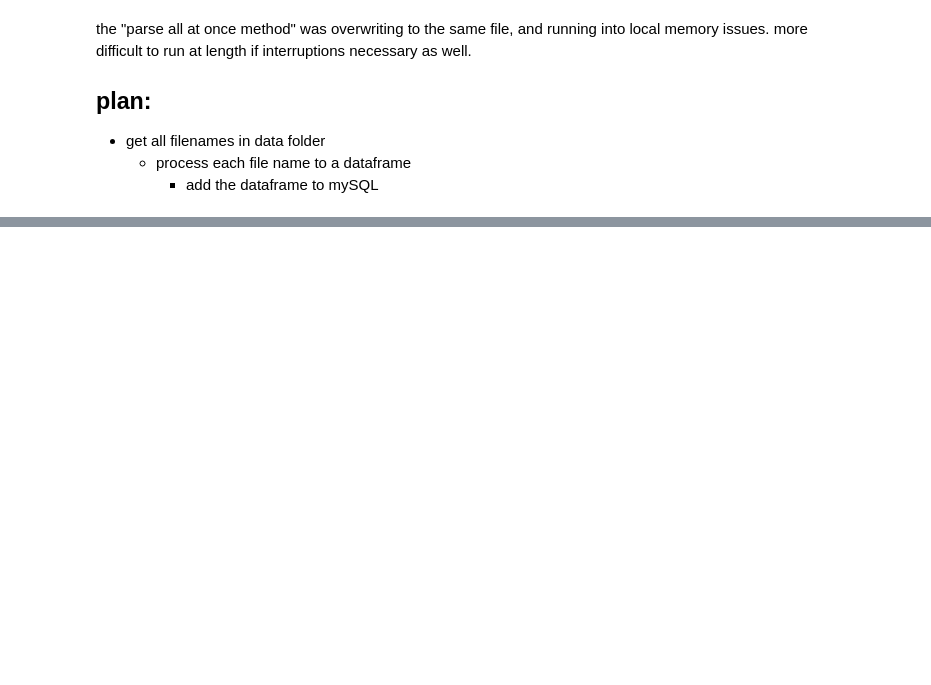
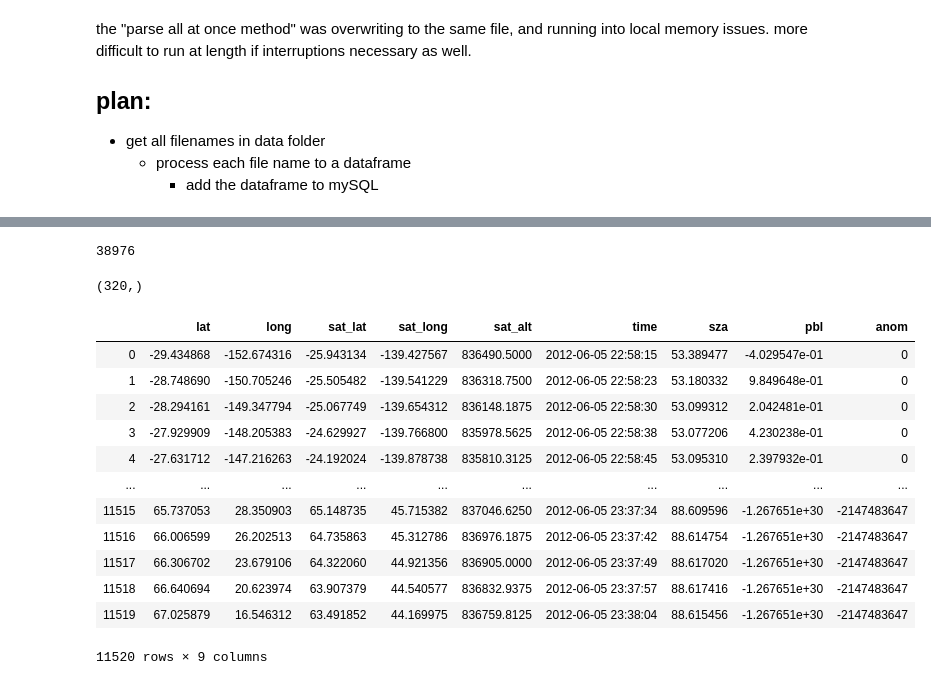
Before and after one commit to mcleverley/sulfur_dioxide_global, a Jupyter notebook: upload_to_sql.ipynb, the cells around one changed output, grey strips where cells are left out. Cells and saved outputs as stored; diff of their text form; code cells hidden in the pictures; blank space fills up the shorter version.

Commit message:
pre-sql upload

```diff
--- a/upload_to_sql.ipynb
+++ b/upload_to_sql.ipynb
@@ -49,0 +147,40 @@ the "parse all at once method" was overwriting to the same file, and running int
+# %%
+def process_orbit(h5): # pandas DF, filename string. adds h5's observations to dataframe
+    f = h5py.File(h5, 'r') # read file
+    geo = f['GEOLOCATION_DATA'] # h5 Groups architecture is similar to dict
+    sci = f['SCIENCE_DATA']
+    # hdf.Datasets -> np.array -> flatten -> list. faster than looping through each matrix
+    lat = list(geo['Latitude'].value.ravel())
+    long = list(geo['Longitude'].value.ravel()) # is there a less verbose way to do this?
+    sat_lat = list(geo['SpacecraftLatitude'].value.ravel())*36 # extend the 1d arrays
+    sat_long = list(geo['SpacecraftLongitude'].value.ravel())*36 # don't forget to ravel like i did
+    sat_alt = list(geo['SpacecraftAltitude'].value.ravel())*36
+    time = list(geo['TimeUTC'].value.ravel())*36 # 36 measurements per position means one "time" value for every consecutive 36 measurements
+    sza = list(geo['SolarZenithAngle'].value.ravel())
+    pbl = list(sci['ColumnAmountSO2_PBL'].value.ravel())
+    anom = list(sci['Flag_SAA'].value.ravel())
+    volc = list(sci['Flag_SO2'].value.ravel())
+    # combine lists into df
+    new = pd.DataFrame(list(zip(lat, long, sat_lat, sat_long, sat_alt, time, sza, pbl, anom)),
+                       columns=["lat", "long", "sat_lat", "sat_long",
+                                'sat_alt', "time", "sza", "pbl", "anom", 'volc'])
+    new['time'] = new['time'].astype(str) # change time format
+    new['time'] = new['time'].apply(lambda st: st[2:12]+' '+st[13:21]) # change time format
+    return new # returns new df
+
+def get_files_list(): # gets list of filepath strings
+    mypath = os.getcwd()+'/data/'
+    files = [f for f in listdir(mypath) if isfile(join(mypath, f))]
+    for f in files:
+        f = mypath+f # append full path for h5py loading
+    return files
+
+def process_h5s(files, processed, engine): # filepath strings, used filepath strings, sqlalchemy engine
+    # loads all h5s into dataframes -> uploads to SQL
+    # to keep track of progress
+    for f in tqdm(files):
+        df = process_orbit(f)
+        df.to_sql('so2', con=engine, if_exists='append') # sqlalchemy takes care of sessions, commits etc rather nicely
+        processed.append(f.pop(0)) # move string to processed
+    return processed # is there a point to this if i can't interrupt the jupyter cell?
+# maybe i should have tracked 'files' and processed' in SQL tables? would have taken much longer though
@@ -49,0 +195,6 @@ the "parse all at once method" was overwriting to the same file, and running int
+# %%
+# get filepath strings list
+files = get_files_list()
+len(files)
+# %% [output]
+38976
@@ -49,0 +204,22 @@ the "parse all at once method" was overwriting to the same file, and running int
+# %%
+df = process_orbit('one.h5')
+# %%
+geo['TimeUTC'].shape
+# %% [output]
+(320,)
+# %%
+df
+# %% [output]
+|  | lat | long | sat_lat | sat_long | sat_alt | time | sza | pbl | anom |
+| 0 | -29.434868 | -152.674316 | -25.943134 | -139.427567 | 836490.5000 | 2012-06-05 22:58:15 | 53.389477 | -4.029547e-01 | 0 |
+| 1 | -28.748690 | -150.705246 | -25.505482 | -139.541229 | 836318.7500 | 2012-06-05 22:58:23 | 53.180332 | 9.849648e-01 | 0 |
+| 2 | -28.294161 | -149.347794 | -25.067749 | -139.654312 | 836148.1875 | 2012-06-05 22:58:30 | 53.099312 | 2.042481e-01 | 0 |
+| 3 | -27.929909 | -148.205383 | -24.629927 | -139.766800 | 835978.5625 | 2012-06-05 22:58:38 | 53.077206 | 4.230238e-01 | 0 |
+| 4 | -27.631712 | -147.216263 | -24.192024 | -139.878738 | 835810.3125 | 2012-06-05 22:58:45 | 53.095310 | 2.397932e-01 | 0 |
+| ... | ... | ... | ... | ... | ... | ... | ... | ... | ... |
+| 11515 | 65.737053 | 28.350903 | 65.148735 | 45.715382 | 837046.6250 | 2012-06-05 23:37:34 | 88.609596 | -1.267651e+30 | -2147483647 |
+| 11516 | 66.006599 | 26.202513 | 64.735863 | 45.312786 | 836976.1875 | 2012-06-05 23:37:42 | 88.614754 | -1.267651e+30 | -2147483647 |
+| 11517 | 66.306702 | 23.679106 | 64.322060 | 44.921356 | 836905.0000 | 2012-06-05 23:37:49 | 88.617020 | -1.267651e+30 | -2147483647 |
+| 11518 | 66.640694 | 20.623974 | 63.907379 | 44.540577 | 836832.9375 | 2012-06-05 23:37:57 | 88.617416 | -1.267651e+30 | -2147483647 |
+| 11519 | 67.025879 | 16.546312 | 63.491852 | 44.169975 | 836759.8125 | 2012-06-05 23:38:04 | 88.615456 | -1.267651e+30 | -2147483647 |
+11520 rows × 9 columns
```
Also changed, not shown: parts of 43 cells of this notebook, 3 other files.
